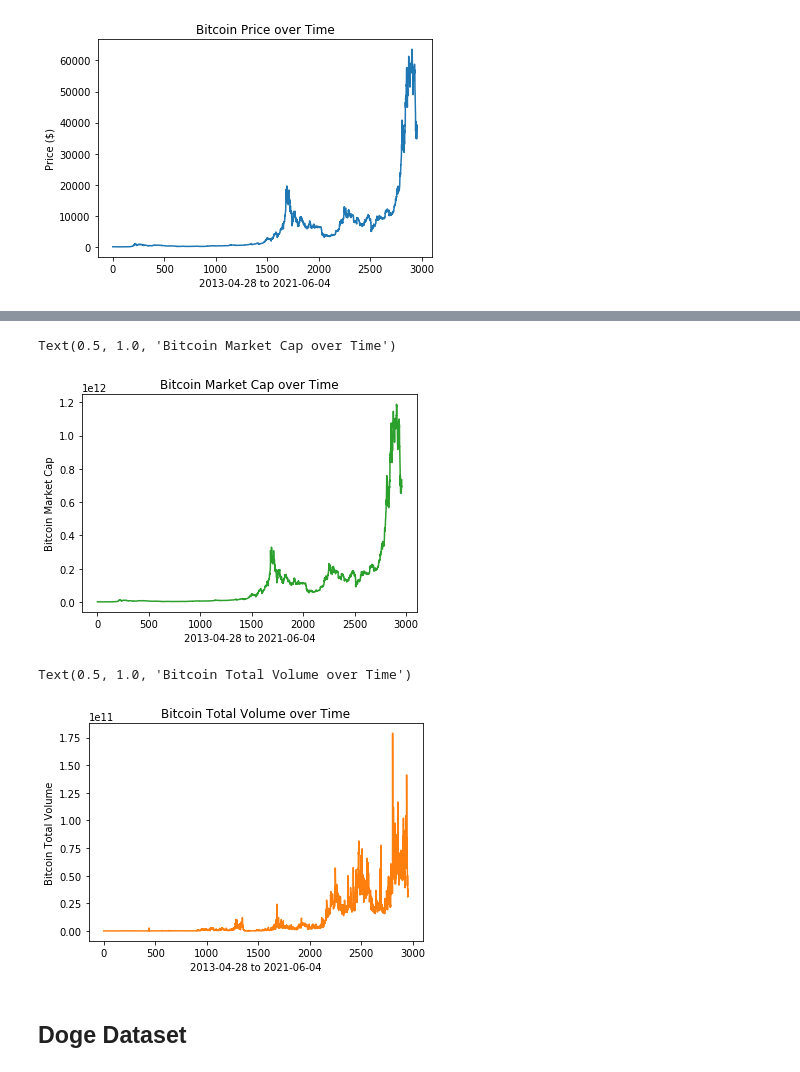
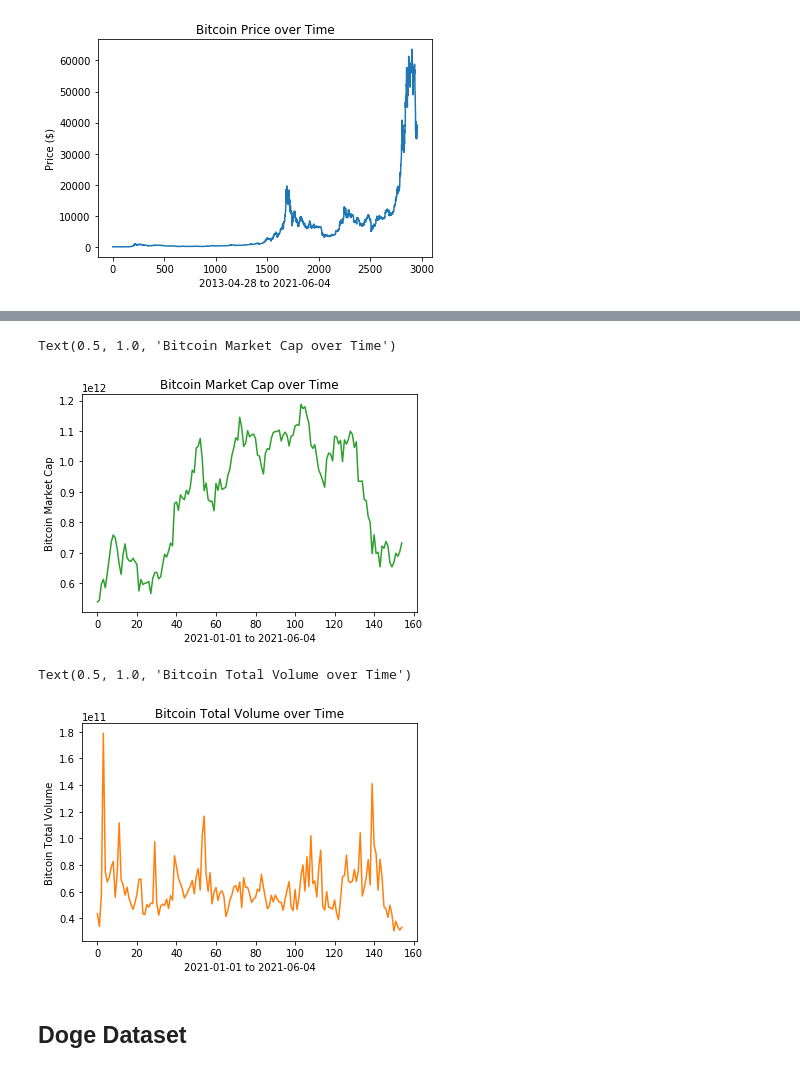
Before and after one commit to vchou105/COGS109FinalProject, a Jupyter notebook: DOGE-Bitcoin.ipynb, the cells around one changed output, grey strips where cells are left out. Drawn from its saved outputs; the diff is of its cells as text; code cells hidden in the pictures.

Commit message:
minor graph changes

```diff
--- a/DOGE-Bitcoin.ipynb
+++ b/DOGE-Bitcoin.ipynb
@@ -70,3 +72,7 @@ plt.title('Bitcoin Price over Time')
 # %% [output]
 Text(0.5, 1.0, 'Bitcoin Price over Time')
 [figure]
+# %%
+threshold = '2021'
+BTC = BTC.loc[BTC['date'].loc[:].str.split('-', expand=True)[0] == threshold]
+BTC.head()
@@ -72,0 +86,3 @@ Text(0.5, 1.0, 'Bitcoin Price over Time')
+# %%
+BTC = BTC.reset_index()
+BTC.head()
@@ -72,0 +96,10 @@ Text(0.5, 1.0, 'Bitcoin Price over Time')
+# %%
+# using indices as dates
+b_x = BTC.index
+b_price = BTC.price
+x1_label = BTC.date.iloc[0] + ' to ' + BTC.date.iloc[-1]
+
+plt.plot(b_x, b_price)
+plt.xlabel(x1_label)
+plt.ylabel('Price ($)')
+plt.title('Bitcoin Price over Time')
@@ -73,23 +109,23 @@ Text(0.5, 1.0, 'Bitcoin Price over Time')
 # %%
 b_cap = BTC.market_cap
 
-plt.plot(x, b_cap, 'tab:green')
-plt.xlabel(x_label)
+plt.plot(b_x, b_cap, 'tab:green')
+plt.xlabel(x1_label)
 plt.ylabel('Bitcoin Market Cap')
 plt.title('Bitcoin Market Cap over Time')
 # %% [output]
 Text(0.5, 1.0, 'Bitcoin Market Cap over Time')
-[figure, old version]
+[figure, new version]
 # %%
 b_volume = BTC.total_volume
 
-plt.plot(x, b_volume, 'tab:orange')
-plt.xlabel(x_label)
+plt.plot(b_x, b_volume, 'tab:orange')
+plt.xlabel(x1_label)
 plt.ylabel('Bitcoin Total Volume')
 plt.title('Bitcoin Total Volume over Time')
 # %% [output]
 Text(0.5, 1.0, 'Bitcoin Total Volume over Time')
-[figure, old version]
+[figure, new version]
 # %% [markdown]
 ## Doge Dataset
 # %%
```
Also changed, not shown: parts of 39 cells of this notebook.
